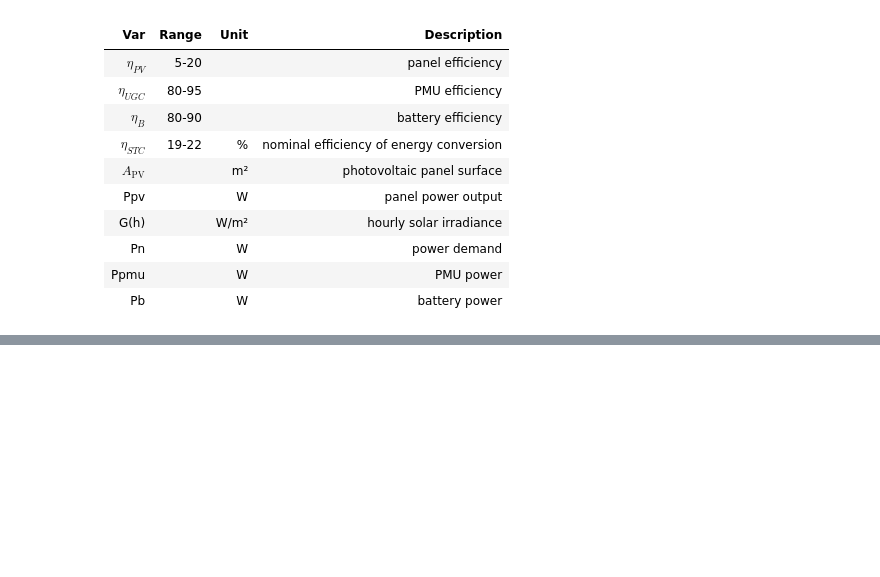
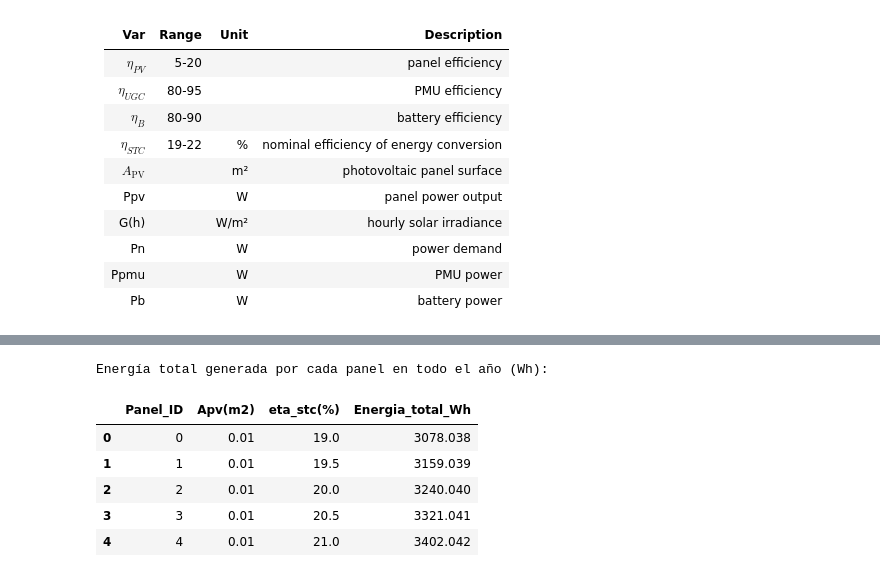
Before and after one commit to UCLM-ARCO/oasis-ehs, a Jupyter notebook: dataset.ipynb, the cells around one changed output, grey strips where cells are left out. Cells and saved outputs as stored; diff of their text form; code cells hidden in the pictures; blank space fills up the shorter version.

```diff
--- a/dataset.ipynb
+++ b/dataset.ipynb
@@ -639,0 +165,16 @@ Primeros 5 paneles en hora de máxima irradiancia (hora 6):
+# %%
+# Calcular la energía total generada por cada panel a lo largo de todo el año (Wh)
+# La energía por hora es igual a la potencia por hora (Wh)
+energia_total_panel = panel_powers.sum(axis=1)
+paneles_con_energia = panels_df.copy()
+paneles_con_energia['Energia_total_Wh'] = energia_total_panel
+print("Energía total generada por cada panel en todo el año (Wh):")
+display(paneles_con_energia[['Panel_ID', 'Apv(m2)', 'eta_stc(%)', 'Energia_total_Wh']].head())
+# %% [output]
+Energía total generada por cada panel en todo el año (Wh):
+|  | Panel_ID | Apv(m2) | eta_stc(%) | Energia_total_Wh |
+| 0 | 0 | 0.01 | 19.0 | 3078.038 |
+| 1 | 1 | 0.01 | 19.5 | 3159.039 |
+| 2 | 2 | 0.01 | 20.0 | 3240.040 |
+| 3 | 3 | 0.01 | 20.5 | 3321.041 |
+| 4 | 4 | 0.01 | 21.0 | 3402.042 |
```
Also changed, not shown: parts of 23 cells of this notebook.
